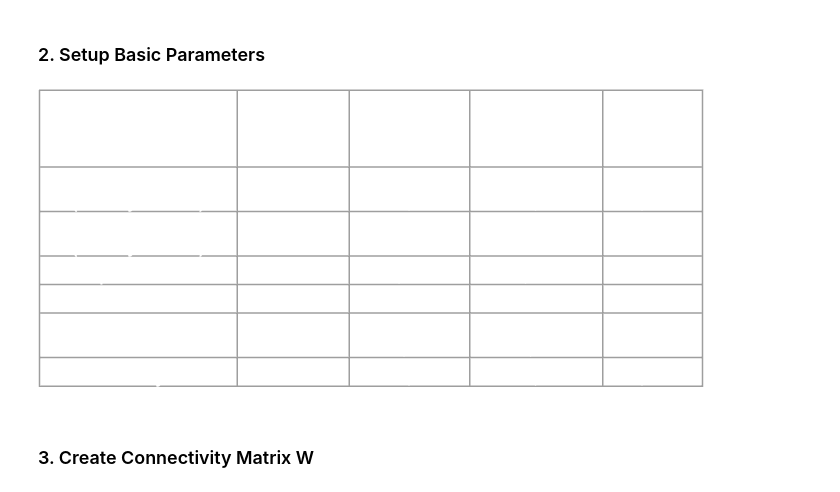
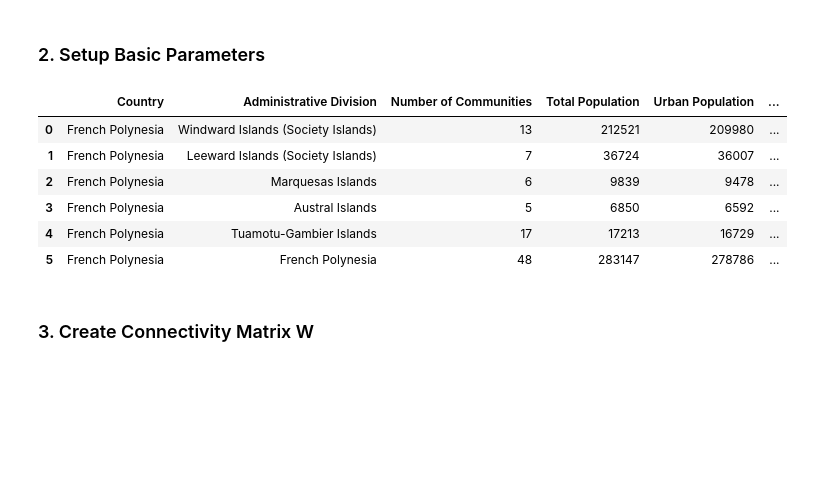
Before and after one commit to hueyfee/DATA7901, a Jupyter notebook: 23-Feb_Meeting_01/23-Feb_Meeting.ipynb, the cells around one changed output. Cells and saved outputs as stored; diff of their text form; code cells hidden in the pictures; blank space fills up the shorter version.

```diff
--- a/23-Feb_Meeting_01/23-Feb_Meeting.ipynb
+++ b/23-Feb_Meeting_01/23-Feb_Meeting.ipynb
@@ -115,8 +115,24 @@ plt.show()
 [figure]
 # %% [markdown]
 ### 2. Setup Basic Parameters
-# %% [markdown]
-![image.png](attachment:2f20952a-b5df-4433-afd0-b410cf2f3914.png)
+# %%
+# Load the data
+population = pd.read_excel("Population_PF.xlsx")
+
+# Replace 'NaN' and placeholders with 0
+population = population.fillna(0)
+population = population.replace('..', 0)
+
+
+population
+# %% [output]
+|  | Country | Administrative Division | Number of Communities | Total Population | Urban Population | ... |
+| 0 | French Polynesia | Windward Islands (Society Islands) | 13 | 212521 | 209980 | ... |
+| 1 | French Polynesia | Leeward Islands (Society Islands) | 7 | 36724 | 36007 | ... |
+| 2 | French Polynesia | Marquesas Islands | 6 | 9839 | 9478 | ... |
+| 3 | French Polynesia | Austral Islands | 5 | 6850 | 6592 | ... |
+| 4 | French Polynesia | Tuamotu-Gambier Islands | 17 | 17213 | 16729 | ... |
+| 5 | French Polynesia | French Polynesia | 48 | 283147 | 278786 | ... |
 # %%
 import numpy as np
 
```
Also changed, not shown: parts of 8 cells of this notebook.
